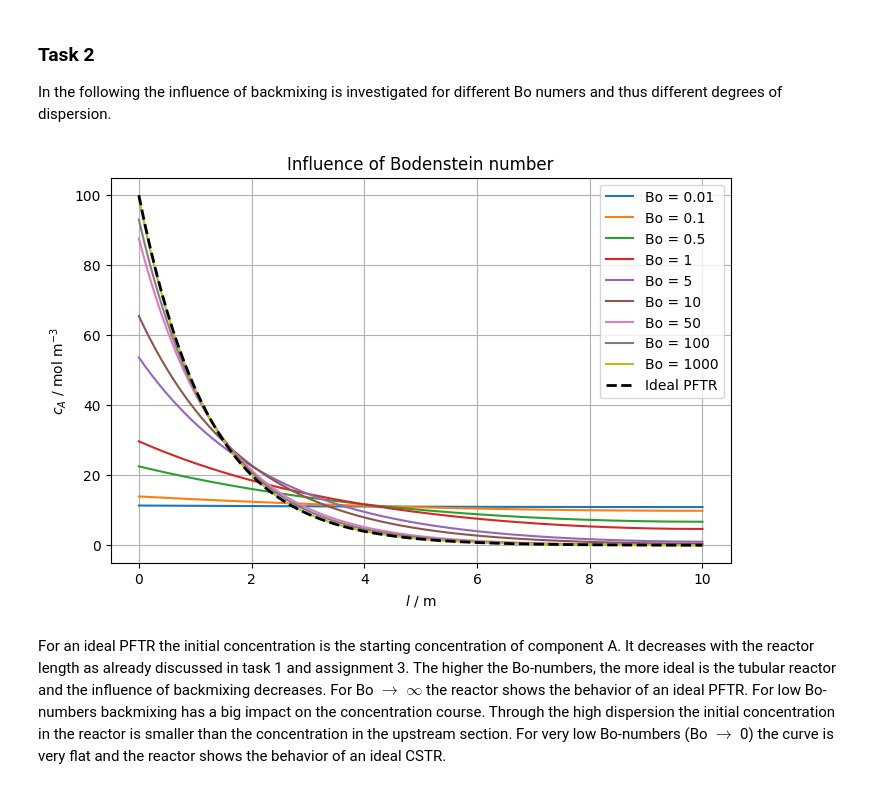
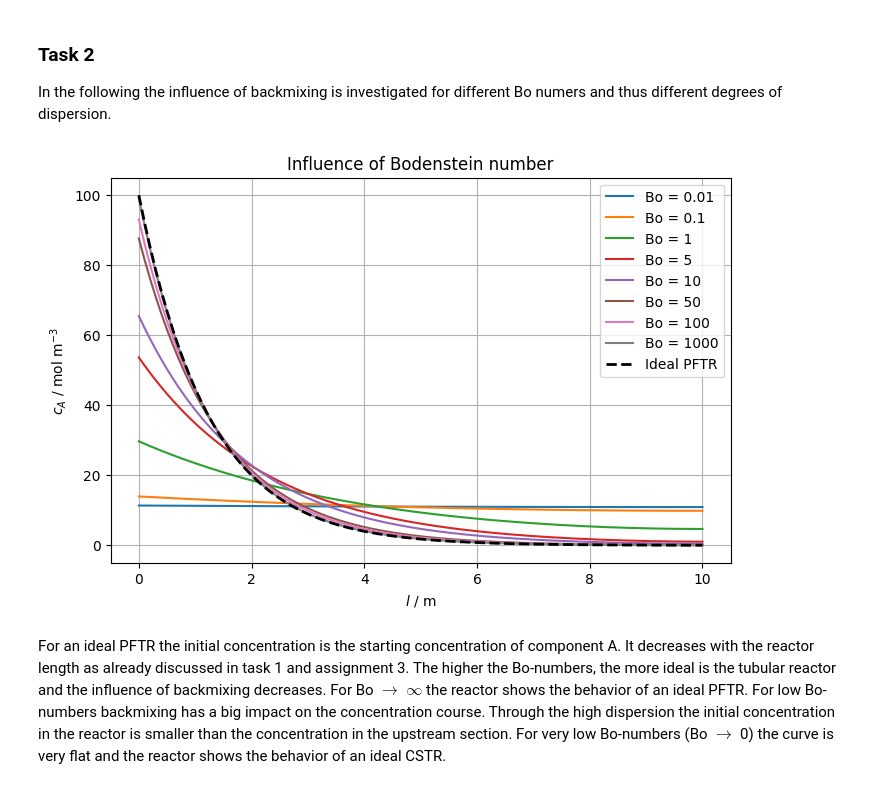
Before and after one commit to franzi-j/Assignment-4, a Jupyter notebook: Assigment_4_CRE III_Franzi.ipynb, the cells around one changed output. Saved outputs shown, nothing was run; the diff lists cells and outputs as text; code cells hidden in the pictures.

```diff
--- a/Assigment_4_CRE III_Franzi.ipynb
+++ b/Assigment_4_CRE III_Franzi.ipynb
@@ -233,40 +233,40 @@ The curves for the concentrations of the components A and B are characteristic f
 
 In the following the influence of backmixing is investigated for different Bo numers and thus different degrees of dispersion.
 # %%
-Bo_list = [0.01, 0.1, 0.5, 1, 5, 10, 50, 100, 1000]
+Bo_list = [0.01, 0.1, 1, 5, 10, 50, 100, 1000]
 
 plt.figure(figsize=(8,5))
 
 for Bo in Bo_list:
 
     D_ax = u * L / Bo
 
     sol_re = solve_bvp(
         PFTR_re,
         bc,
         z,
         y_init,
         max_nodes=10000
     )
 
     plt.plot(sol_re.x,
              sol_re.y[0],
              label=f"Bo = {Bo}")
 
 plt.plot(sol_id.t,
          sol_id.y[0],
          "k--",
          linewidth=2,
          label="Ideal PFTR")
 
 plt.xlabel("$l$ / m")
 plt.ylabel("$c_A$ / mol m$^{-3}$")
 plt.title("Influence of Bodenstein number")
 plt.grid(True)
 plt.legend()
 plt.show()
 # %% [output]
-[figure, old version]
+[figure, new version]
 # %% [markdown]
 For an ideal PFTR the initial concentration is the starting concentration of component A. It decreases with the reactor length as already discussed in task 1 and assignment 3. The higher the Bo-numbers, the more ideal is the tubular reactor and the influence of backmixing decreases. For Bo $\rightarrow$ $\infty$ the reactor shows the behavior of an ideal PFTR. For low Bo-numbers backmixing has a big impact on the concentration course. Through the high dispersion the initial concentration in the reactor is smaller than the concentration in the upstream section. For very low Bo-numbers (Bo $\rightarrow$ 0) the curve is very flat and the reactor shows the behavior of an ideal CSTR.
 # %% [markdown]
```
Also changed, not shown: parts of 7 cells of this notebook.
